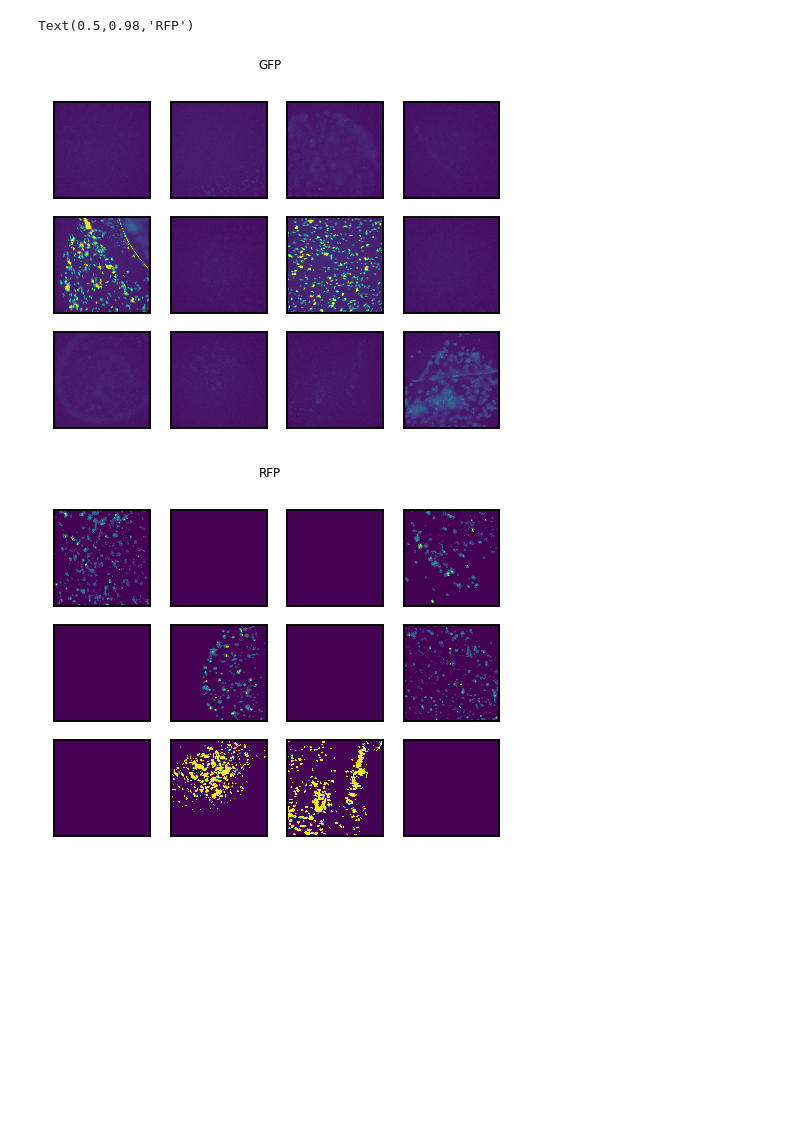
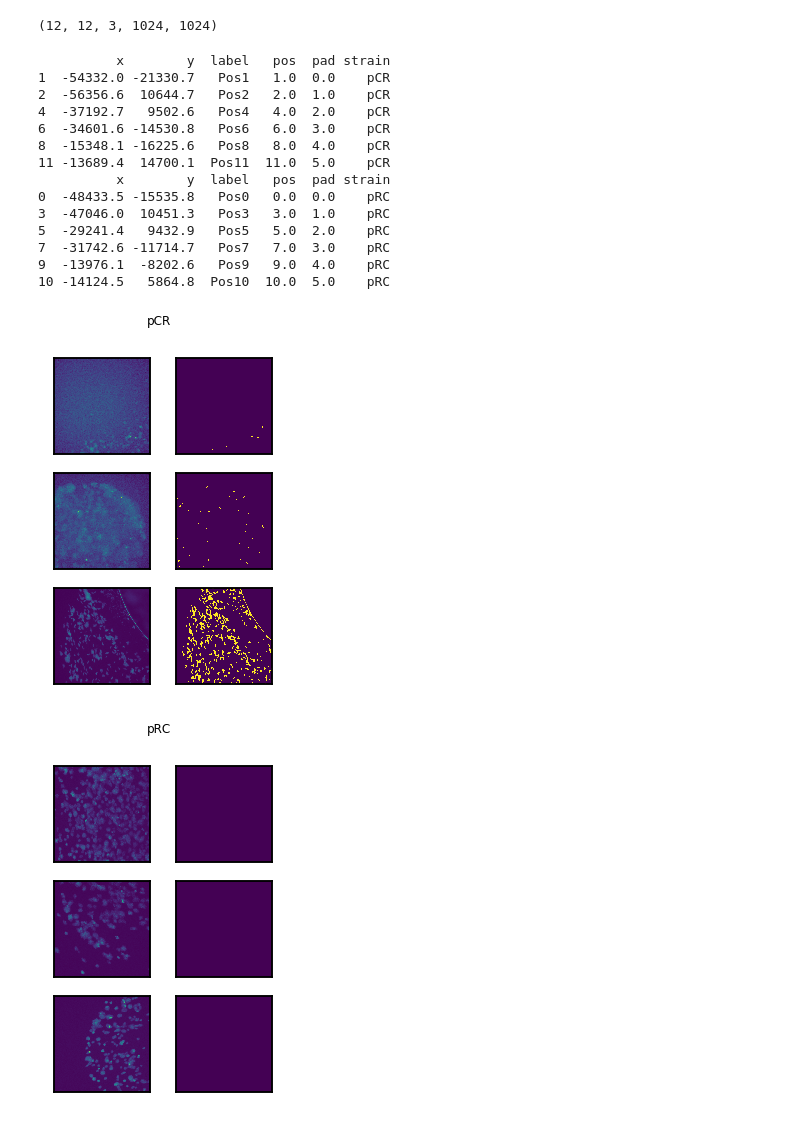
Before and after one commit to boospooky/microscope-movie-analysis, a Jupyter notebook: image_analysis.ipynb, the cells around one changed output. Drawn from its saved outputs; the diff is of its cells as text; code cells hidden in the pictures; blank space fills up the shorter version.

```diff
--- a/image_analysis.ipynb
+++ b/image_analysis.ipynb
@@ -358,7 +358,7 @@ def par_worker(fn_list, skip=1):
 # %%
 with skimage.external.tifffile.TiffFile('fullmovie_nomask.tif') as img:
     im_all = img.asarray(memmap=True)
-
+print(im_all.shape)
 # # with skimage.external.tifffile.TiffFile('180711_fullmovie_masksonly.tif') as img:
 # #     im_masks = img.asarray(memmap=True)
 
@@ -366,25 +366,44 @@ with skimage.external.tifffile.TiffFile('fullmovie_nomask.tif') as img:
 
 # print(all_metadata.keys())
 # [all_channel_dict[xx] for xx in chan_ind]
+# %% [output]
+(12, 12, 3, 1024, 1024)
-# %%
-# Check the middle of the movie for fluorescence
-gfp_fig, gfp_axs = plt.subplots(3,4,figsize=(8,6),sharex=True,sharey=True)
-for plot_ind in np.arange(n_pos):
-    ax = gfp_axs[plot_ind//4, np.mod(plot_ind,4)]
-    ax.imshow(im_all[6,plot_ind,1,:,:], vmin=1e3, vmax=8e3)
-    ax.set_xticks([])
-    ax.set_yticks([])
-gfp_fig.suptitle('GFP')
-# gfp_fig.tight_layout(h_pad=0.05, w_pad=0.05, pad=0)
-rfp_fig, rfp_axs = plt.subplots(3,4,figsize=(8,6),sharex=True,sharey=True)
-for plot_ind in np.arange(n_pos):
-    ax = rfp_axs[plot_ind//4, np.mod(plot_ind,4)]
-    ax.imshow(im_all[6,plot_ind,2,:,:], vmin=1e3, vmax=3e3)
-    ax.set_xticks([])
-    ax.set_yticks([])
-rfp_fig.suptitle('RFP')
-# %% [output]
-Text(0.5,0.98,'RFP')
-[figure, removed]
-[figure, removed]
+# %%
+# Compare fluorescence channels to colony masks, from subsampled movie
+n_pos_sub = im_all.shape[1]
+n_frames_sub = im_all.shape[0]
+def comp_strain_masks(strain, chan):
+    gfp_fig, gfp_axs = plt.subplots(3,2,figsize=(4,6),sharex=True,sharey=True)
+    gfp_ind_list = np.arange(n_pos)[cor_pos_df.strain == strain]
+    print(cor_pos_df.iloc[gfp_ind_list,:])
+    for plot_ind in np.arange(im_all.shape[1]//2):
+        pos_ind = gfp_ind_list[plot_ind]
+        fluor_arr = im_all[6,pos_ind,chan,:,:]
+        col_arr = im_all[6,pos_ind,n_chan,:,:]
+        ax = gfp_axs[plot_ind, 0]
+        ax.imshow(fluor_arr)
+        ax = gfp_axs[plot_ind, 1]
+        ax.imshow(col_arr>0)
+        ax.set_xticks([])
+        ax.set_yticks([])
+    gfp_fig.suptitle(strain)
+comp_strain_masks('pCR',1)
+comp_strain_masks('pRC',2)
+# %% [output]
+          x        y  label   pos  pad strain
+1  -54332.0 -21330.7   Pos1   1.0  0.0    pCR
+2  -56356.6  10644.7   Pos2   2.0  1.0    pCR
+4  -37192.7   9502.6   Pos4   4.0  2.0    pCR
+6  -34601.6 -14530.8   Pos6   6.0  3.0    pCR
+8  -15348.1 -16225.6   Pos8   8.0  4.0    pCR
+11 -13689.4  14700.1  Pos11  11.0  5.0    pCR
+          x        y  label   pos  pad strain
+0  -48433.5 -15535.8   Pos0   0.0  0.0    pRC
+3  -47046.0  10451.3   Pos3   3.0  1.0    pRC
+5  -29241.4   9432.9   Pos5   5.0  2.0    pRC
+7  -31742.6 -11714.7   Pos7   7.0  3.0    pRC
+9  -13976.1  -8202.6   Pos9   9.0  4.0    pRC
+10 -14124.5   5864.8  Pos10  10.0  5.0    pRC
+[figure, added]
+[figure, added]
 # %%
```
Also changed, not shown: parts of 7 cells of this notebook.
